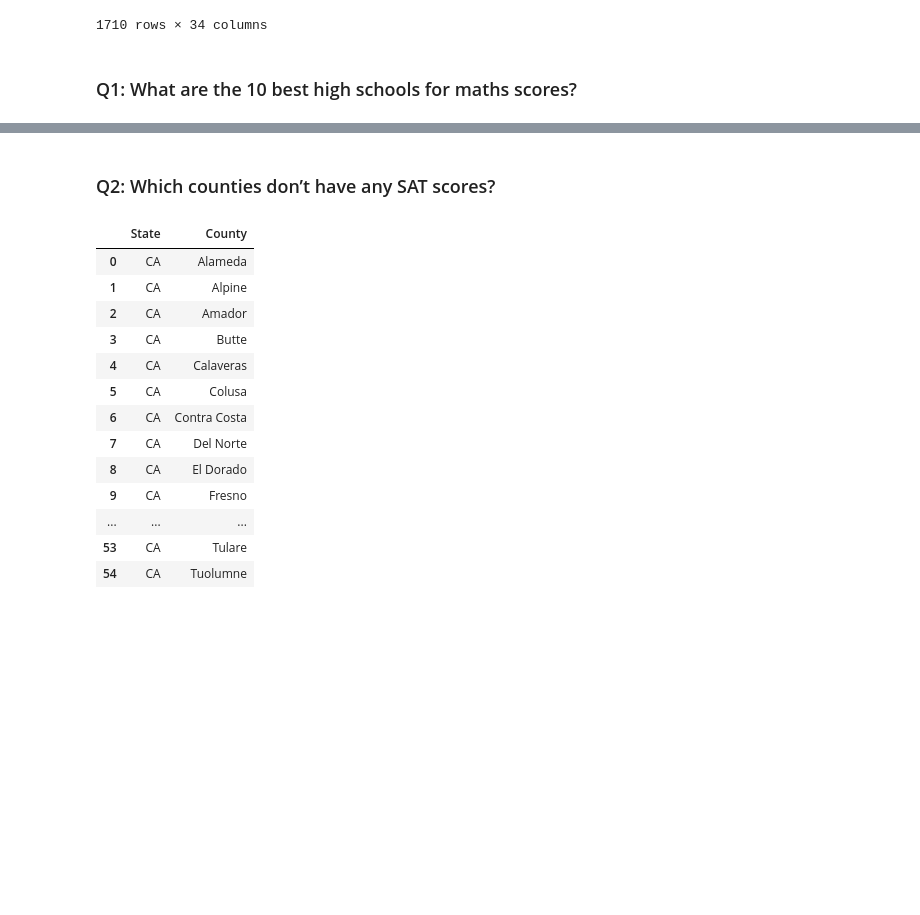
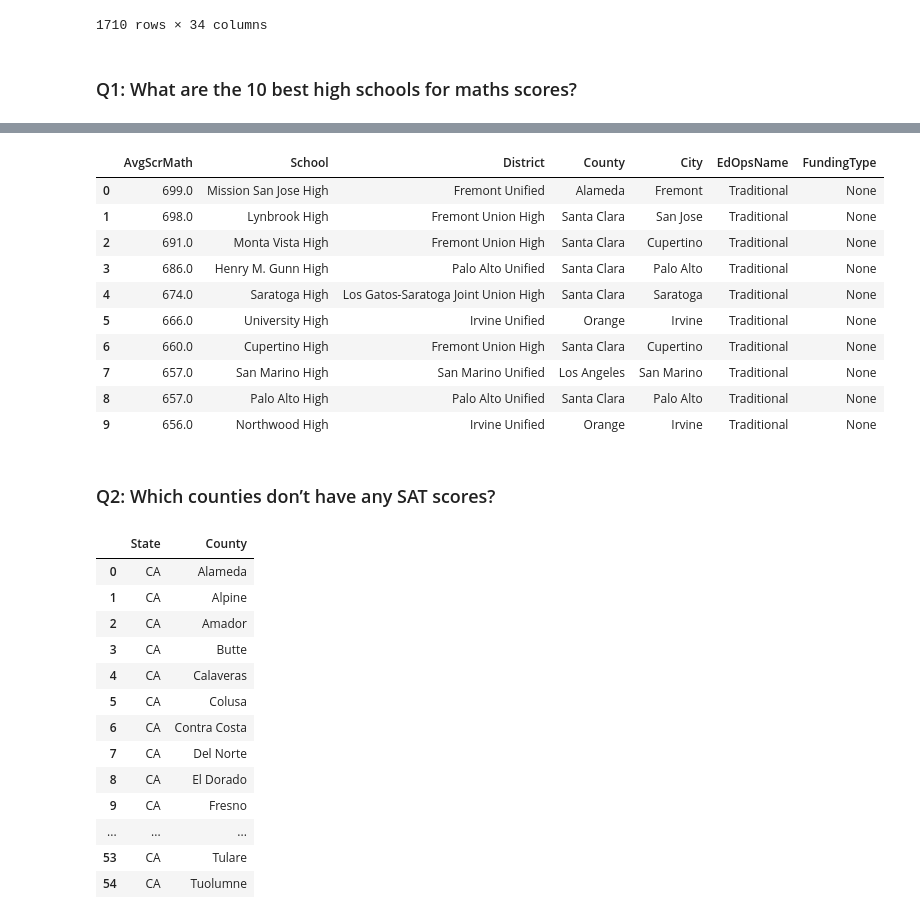
Before and after one commit to KonuTech/student-poverty, a Jupyter notebook: notebooks/02_analysis_01.ipynb, the cells around one changed output, grey strips where cells are left out. Drawn from its saved outputs; the diff is of its cells as text; code cells hidden in the pictures; blank space fills up the shorter version.

```diff
--- a/notebooks/02_analysis_01.ipynb
+++ b/notebooks/02_analysis_01.ipynb
@@ -407,6 +461,28 @@ df.head(10)
 | 7 | 19649641937754 | 0634860 | 05886 | Active | Los Angeles | San Marino Unified | San Marino High | 2701 Huntington Drive | San Marino | 91108-2295 | ... |
 | 8 | 43696414335782 | 0629610 | 04596 | Active | Santa Clara | Palo Alto Unified | Palo Alto High | 50 Embarcadero Road | Palo Alto | 94301-2321 | ... |
 | 9 | 30736503030657 | 0684500 | 08251 | Active | Orange | Irvine Unified | Northwood High | 4515 Portola Parkway | Irvine | 92620-2200 | ... |
+# %%
+df[[
+    "AvgScrMath"
+    ,"School"
+    ,"District"
+    ,"County"
+    ,"City"
+    ,"EdOpsName"
+    ,"FundingType"
+]].head(10)
+# %% [output]
+|  | AvgScrMath | School | District | County | City | EdOpsName | FundingType |
+| 0 | 699.0 | Mission San Jose High | Fremont Unified | Alameda | Fremont | Traditional | None |
+| 1 | 698.0 | Lynbrook High | Fremont Union High | Santa Clara | San Jose | Traditional | None |
+| 2 | 691.0 | Monta Vista High | Fremont Union High | Santa Clara | Cupertino | Traditional | None |
+| 3 | 686.0 | Henry M. Gunn High | Palo Alto Unified | Santa Clara | Palo Alto | Traditional | None |
+| 4 | 674.0 | Saratoga High | Los Gatos-Saratoga Joint Union High | Santa Clara | Saratoga | Traditional | None |
+| 5 | 666.0 | University High | Irvine Unified | Orange | Irvine | Traditional | None |
+| 6 | 660.0 | Cupertino High | Fremont Union High | Santa Clara | Cupertino | Traditional | None |
+| 7 | 657.0 | San Marino High | San Marino Unified | Los Angeles | San Marino | Traditional | None |
+| 8 | 657.0 | Palo Alto High | Palo Alto Unified | Santa Clara | Palo Alto | Traditional | None |
+| 9 | 656.0 | Northwood High | Irvine Unified | Orange | Irvine | Traditional | None |
 # %% [markdown]
 ###	Q2: Which counties don’t have any SAT scores?
 # %%
```
Also changed, not shown: parts of 16 cells of this notebook, 11 other files.
